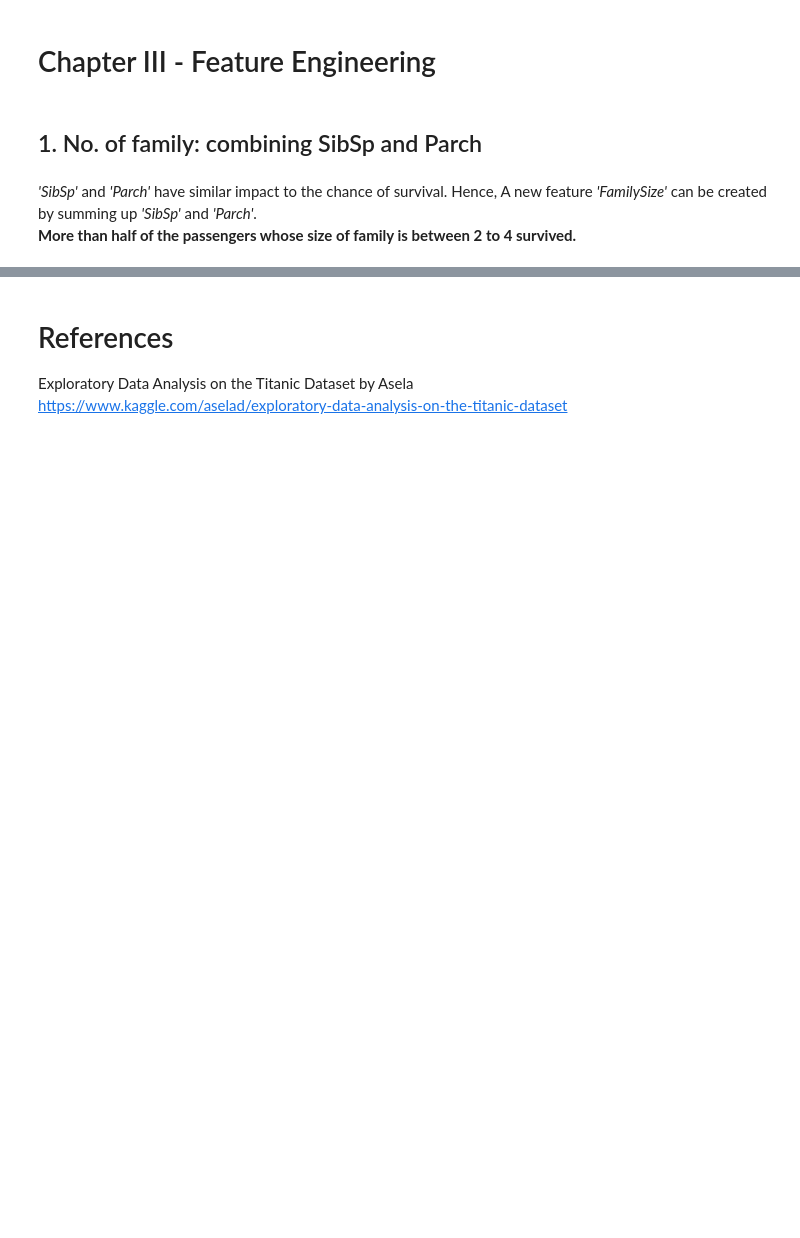
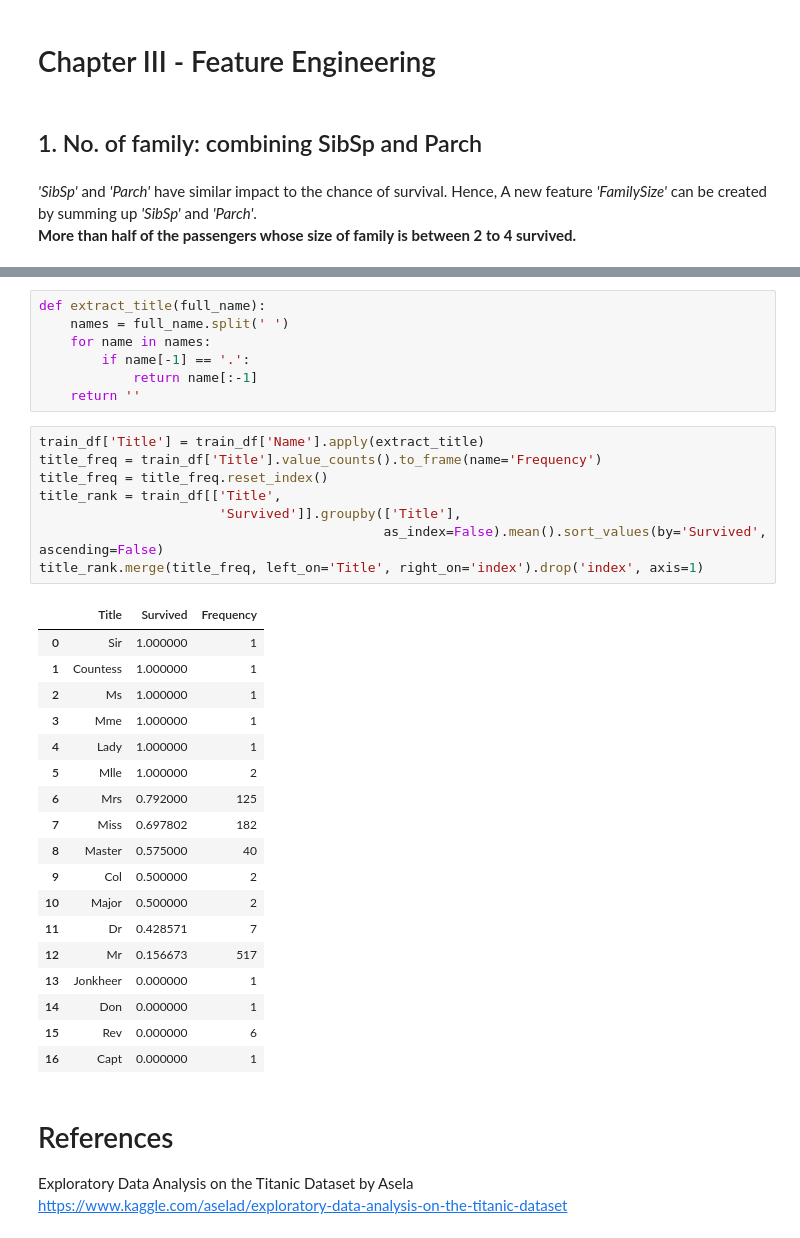
Before and after one commit to Shenghao1993/kaggle-titanic-survival-classification, a Jupyter notebook: Titanic by Shenghao.ipynb, the cells around one changed output, grey strips where cells are left out. Saved outputs shown, nothing was run; the diff lists cells and outputs as text; blank space fills up the shorter version.

```diff
--- a/Titanic by Shenghao.ipynb
+++ b/Titanic by Shenghao.ipynb
@@ -220,3 +228,37 @@ train_df[['FamilySize', 'Survived']].groupby(['FamilySize'],
+# %%
+def extract_title(full_name):
+    names = full_name.split(' ')
+    for name in names:
+        if name[-1] == '.':
+            return name[:-1]
+    return ''
+# %%
+train_df['Title'] = train_df['Name'].apply(extract_title)
+title_freq = train_df['Title'].value_counts().to_frame(name='Frequency')
+title_freq = title_freq.reset_index()
+title_rank = train_df[['Title',
+                       'Survived']].groupby(['Title'],
+                                            as_index=False).mean().sort_values(by='Survived', ascending=False)
+title_rank.merge(title_freq, left_on='Title', right_on='index').drop('index', axis=1)
+# %% [output]
+|  | Title | Survived | Frequency |
+| 0 | Sir | 1.000000 | 1 |
+| 1 | Countess | 1.000000 | 1 |
+| 2 | Ms | 1.000000 | 1 |
+| 3 | Mme | 1.000000 | 1 |
+| 4 | Lady | 1.000000 | 1 |
+| 5 | Mlle | 1.000000 | 2 |
+| 6 | Mrs | 0.792000 | 125 |
+| 7 | Miss | 0.697802 | 182 |
+| 8 | Master | 0.575000 | 40 |
+| 9 | Col | 0.500000 | 2 |
+| 10 | Major | 0.500000 | 2 |
+| 11 | Dr | 0.428571 | 7 |
+| 12 | Mr | 0.156673 | 517 |
+| 13 | Jonkheer | 0.000000 | 1 |
+| 14 | Don | 0.000000 | 1 |
+| 15 | Rev | 0.000000 | 6 |
+| 16 | Capt | 0.000000 | 1 |
 # %% [markdown]
 # References
 Exploratory Data Analysis on the Titanic Dataset by Asela<br/>
```
Also changed, not shown: parts of 3 cells of this notebook.
